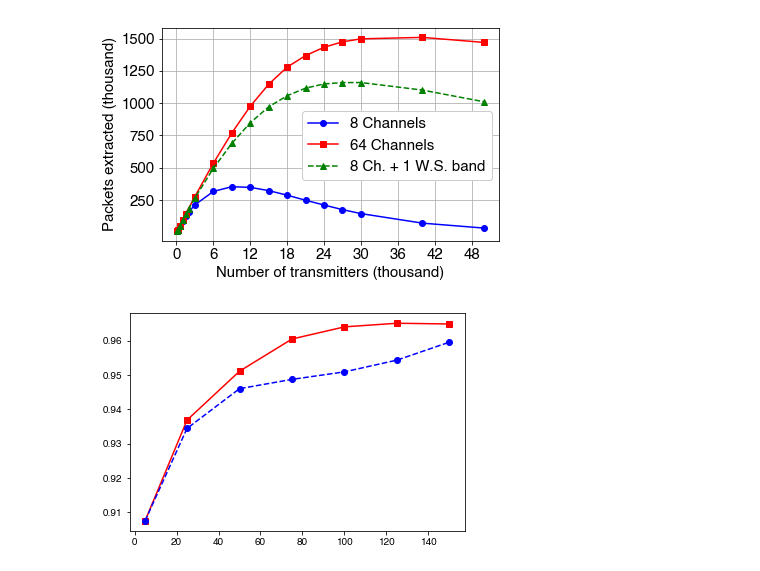
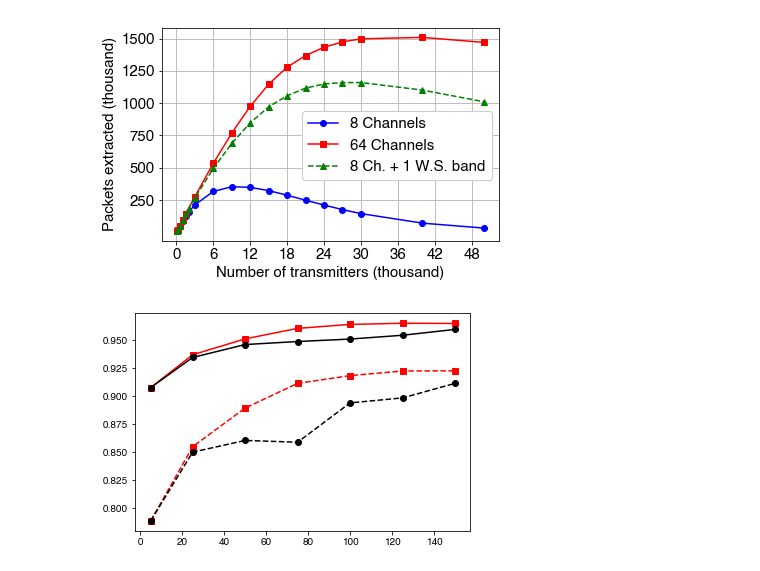
Before and after one commit to adwaitnd/lorasim, a Jupyter notebook: plots for sensys.ipynb, the cells around one changed output. Saved outputs shown, nothing was run; the diff lists cells and outputs as text; code cells hidden in the pictures.

Commit message:
coloring plot done

```diff
--- a/plots for sensys.ipynb
+++ b/plots for sensys.ipynb
@@ -59,20 +59,35 @@ plt.show()
 # %%
 import matplotlib.pyplot as plt
 from matplotlib.backends.backend_pdf import PdfPages
 import numpy as np
 
 coloringPlot = plt.figure()
 
-nBS = [5,25,50,75, 100, 125, 150]
-coloringTransmitted90 = [57172, 287611, 575499, 862658, 1151382, 1439452, 1728284]
-coloringReceived90 = [51882, 269439, 547331, 828525, 1109898, 1389106, 1667467]
+# ratio 120 - targeted for 90% success
+nBS120 = [5,25,50,75, 100, 125, 150]
+coloringTransmitted120 = [57172, 287611, 575499, 862658, 1151382, 1439452, 1728284]
+coloringReceived120 = [51882, 269439, 547331, 828525, 1109898, 1389106, 1667467]
 
-randomTransmitted90 = [57172, 287611, 575499, 862658, 1151382, 1439452, 1728284]
-randomReceived90 = [51882, 268744, 544406, 818383, 1094818, 1373652, 1658321]
+randomTransmitted120 = [57172, 287611, 575499, 862658, 1151382, 1439452, 1728284]
+randomReceived120 = [51882, 268744, 544406, 818383, 1094818, 1373652, 1658321]
 
-clrPlt, = plt.plot(nBS, np.array(coloringReceived90, dtype=float)/np.array(coloringTransmitted90,dtype=float), 'rs-')
-rndPlt, = plt.plot(nBS, np.array(randomReceived90, dtype=float)/np.array(randomTransmitted90,dtype=float), 'bo--')
+# ratio 300 - ???
+nBS300 = [5, 25, 50, 75, 100, 125, 150]
+
+coloringTransmitted300 = [143523, 719187, 1439452, 2159281, 2879285, 3599262, 4320096]
+coloringReceived300 = [113126, 614611, 1279920, 1967667, 2643665, 3319680, 3985110]
+
+randomTransmitted300 = [143523, 719187, 1439452, 2159281, 2879285, 3599262, 4320096]
+randomReceived300 = [113126, 611104, 1238218, 1853950, 2573430, 3233018, 3936686]
+
+
+clrPlt120, = plt.plot(nBS120, np.array(coloringReceived120, dtype=float)/np.array(coloringTransmitted120,dtype=float), 'rs-')
+rndPlt120, = plt.plot(nBS120, np.array(randomReceived120, dtype=float)/np.array(randomTransmitted120,dtype=float), 'ko-')
+
+clrPlt300, = plt.plot(nBS300, np.array(coloringReceived300, dtype=float)/np.array(coloringTransmitted300,dtype=float), 'rs--')
+rndPlt300, = plt.plot(nBS300, np.array(randomReceived300, dtype=float)/np.array(randomTransmitted300,dtype=float), 'ko--')
+
 
 plt.show()
 # %% [output]
-[figure, old version]
+[figure, new version]
```
